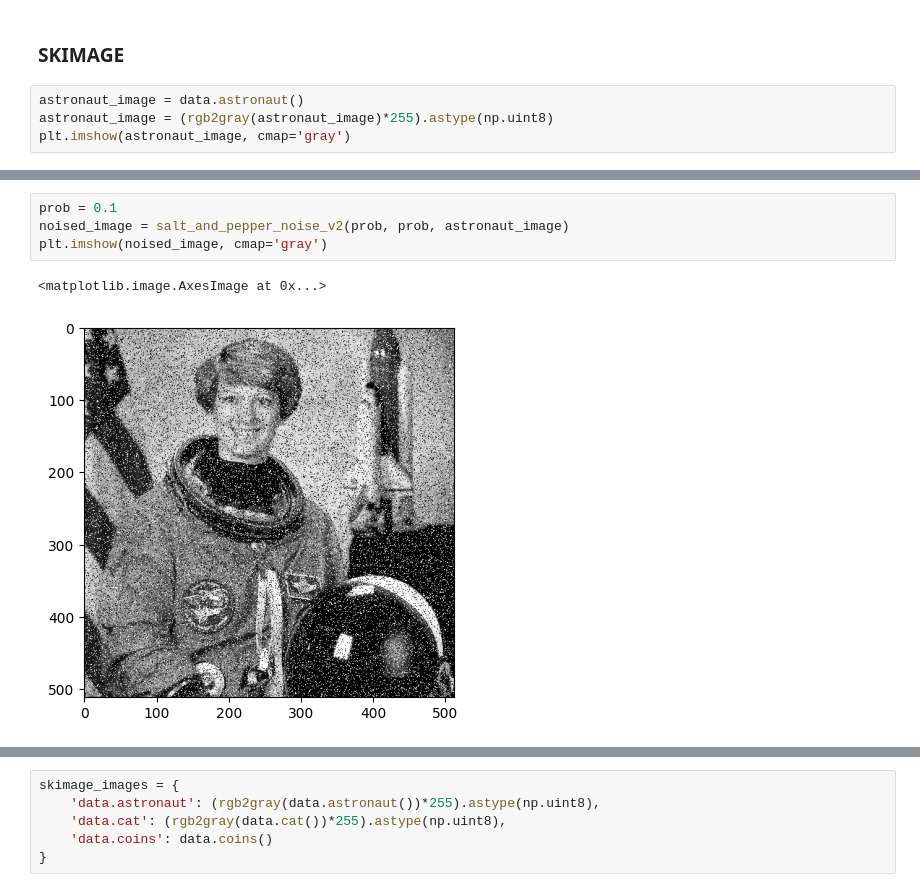
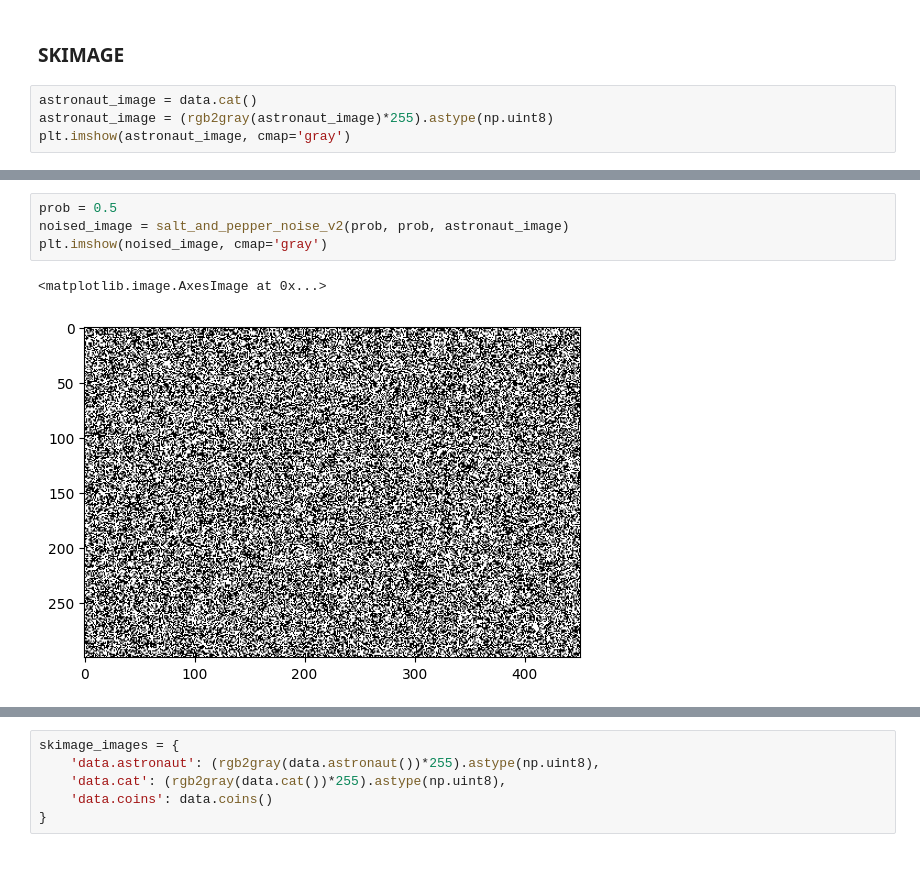
Before and after one commit to alvaroalbuquerque/SCS_plane_study, a Jupyter notebook: noise_analysis_sp.ipynb, the cells around one changed output, grey strips where cells are left out. Drawn from its saved outputs; the diff is of its cells as text; blank space fills up the shorter version.

```diff
--- a/noise_analysis_sp.ipynb
+++ b/noise_analysis_sp.ipynb
@@ -233,7 +233,7 @@ data_ss.to_csv(f"results/noise_analysis/sp/sp_analysis_sintorn_v2.csv", index =
 # %% [markdown]
 ### SKIMAGE
 # %%
-astronaut_image = data.astronaut()
+astronaut_image = data.cat()
 astronaut_image = (rgb2gray(astronaut_image)*255).astype(np.uint8)
 plt.imshow(astronaut_image, cmap='gray')
 # %% [output]
@@ -250,10 +246,10 @@ generate_histogram(astronaut_image, isNormalized=True, title=f'astronaut')
 # %%
-prob = 0.1
+prob = 0.5
 noised_image = salt_and_pepper_noise_v2(prob, prob, astronaut_image)
 plt.imshow(noised_image, cmap='gray')
 # %% [output]
 <matplotlib.image.AxesImage at 0x...>
-[figure, old version]
+[figure, new version]
 # %%
 generate_histogram(noised_image, isNormalized=True, title=f'astronaut')
 # %% [output]
```
Also changed, not shown: parts of 6 cells of this notebook, 2 other files.
